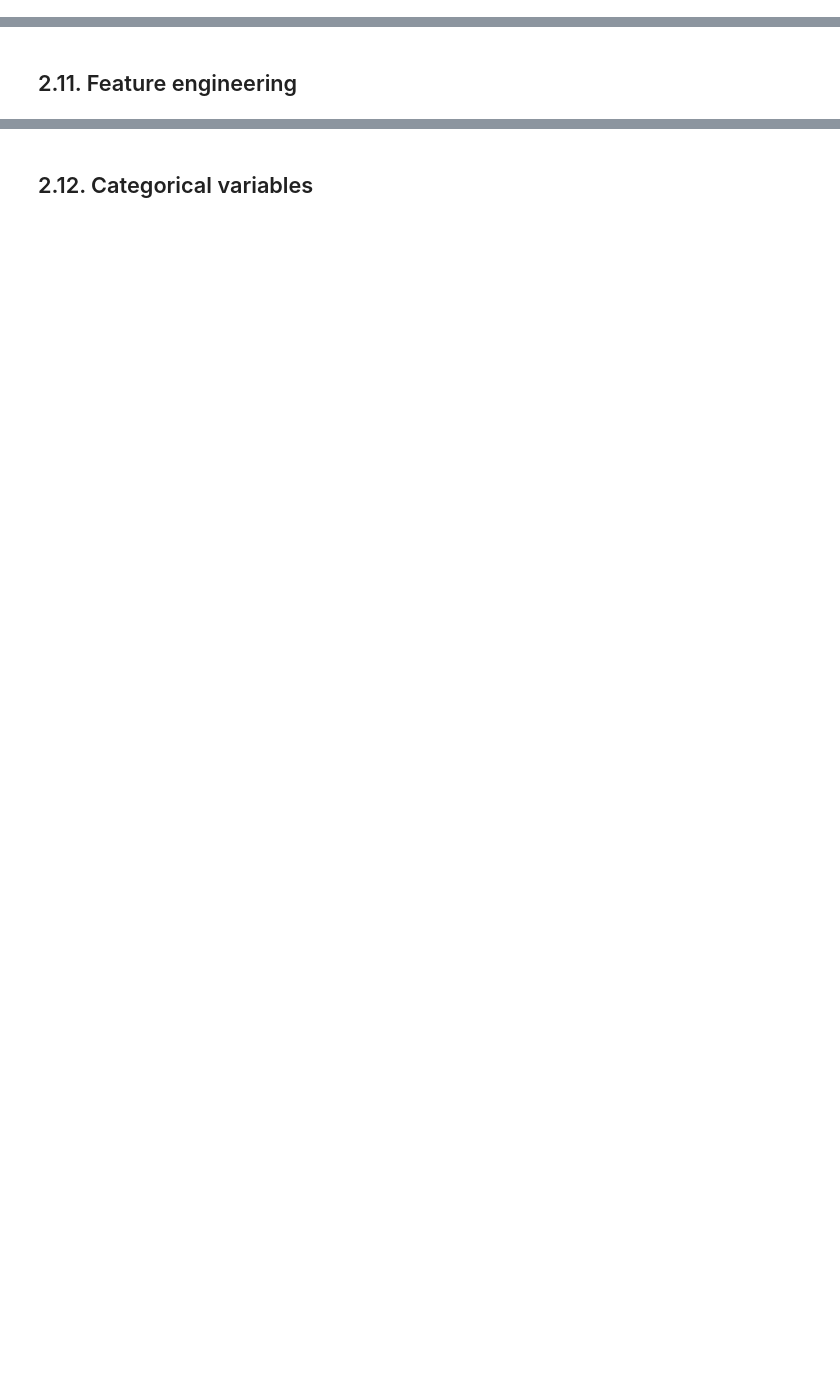
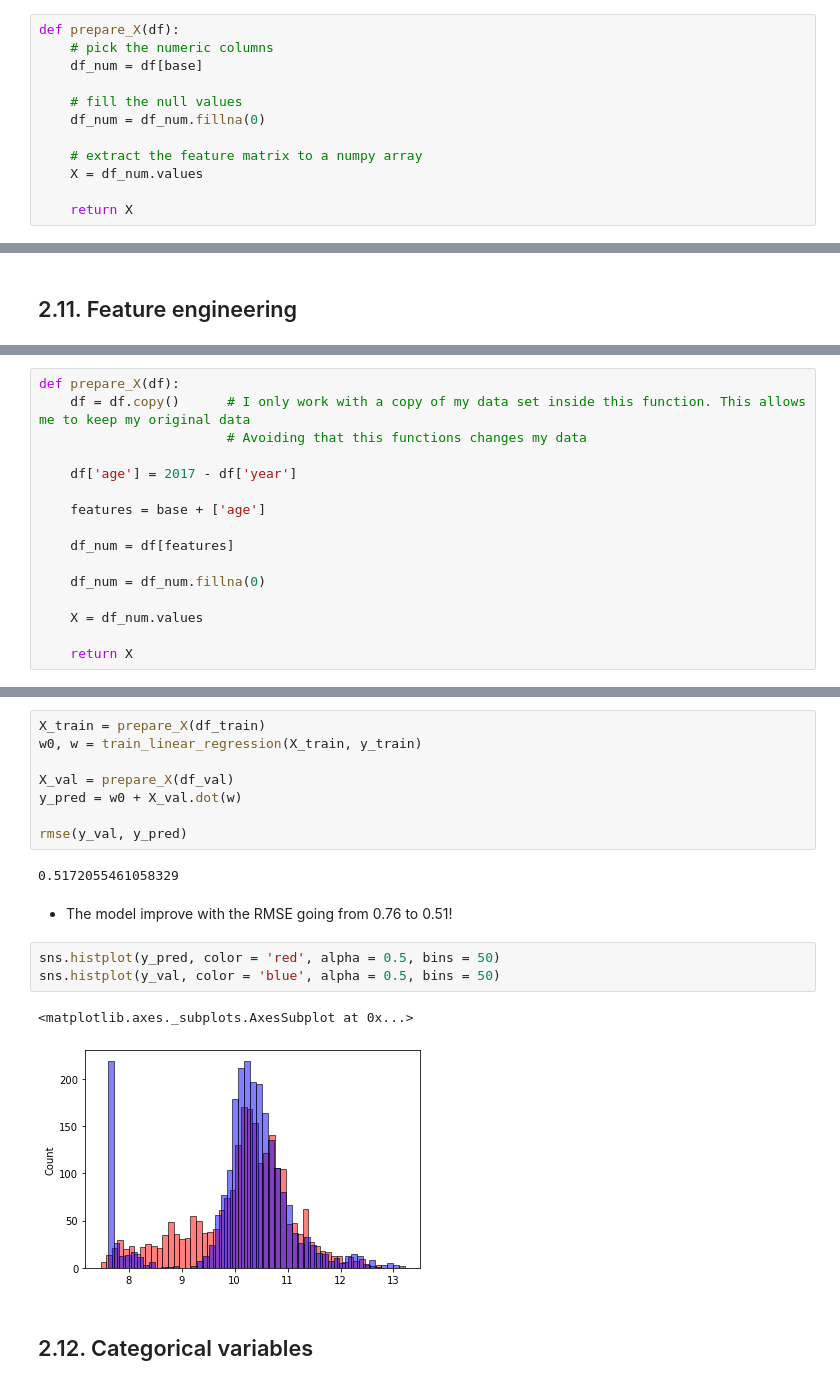
Before and after one commit to filipebodas/ml_zoomcamp, a Jupyter notebook: 02_regression/regression_car_price_project.ipynb, the cells around one changed output, grey strips where cells are left out. Saved outputs shown, nothing was run; the diff lists cells and outputs as text; blank space fills up the shorter version.

```diff
--- a/02_regression/regression_car_price_project.ipynb
+++ b/02_regression/regression_car_price_project.ipynb
@@ -456,0 +751,12 @@ array([237992.82334859, 768348.51018973, 222347.22211011])
+# %%
+def prepare_X(df):
+    # pick the numeric columns
+    df_num = df[base]
+
+    # fill the null values
+    df_num = df_num.fillna(0)
+
+    # extract the feature matrix to a numpy array
+    X = df_num.values
+
+    return X
@@ -458,0 +817,16 @@ array([237992.82334859, 768348.51018973, 222347.22211011])
+# %%
+def prepare_X(df):
+    df = df.copy()      # I only work with a copy of my data set inside this function. This allows me to keep my original data
+                        # Avoiding that this functions changes my data
+
+    df['age'] = 2017 - df['year']
+
+    features = base + ['age']
+
+    df_num = df[features]
+
+    df_num = df_num.fillna(0)
+
+    X = df_num.values
+
+    return X
@@ -459,2 +854,20 @@ array([237992.82334859, 768348.51018973, 222347.22211011])
+# %%
+X_train = prepare_X(df_train)
+w0, w = train_linear_regression(X_train, y_train)
+
+X_val = prepare_X(df_val)
+y_pred = w0 + X_val.dot(w)
+
+rmse(y_val, y_pred)
+# %% [output]
+0.5172055461058329
+# %% [markdown]
+- The model improve with the RMSE going from 0.76 to 0.51!
+# %%
+sns.histplot(y_pred, color = 'red', alpha = 0.5, bins = 50)
+sns.histplot(y_val, color = 'blue', alpha = 0.5, bins = 50)
+# %% [output]
+<matplotlib.axes._subplots.AxesSubplot at 0x...>
+[figure, added]
 # %% [markdown]
 ## 2.12. Categorical variables
```
Also changed, not shown: parts of 157 cells of this notebook.
